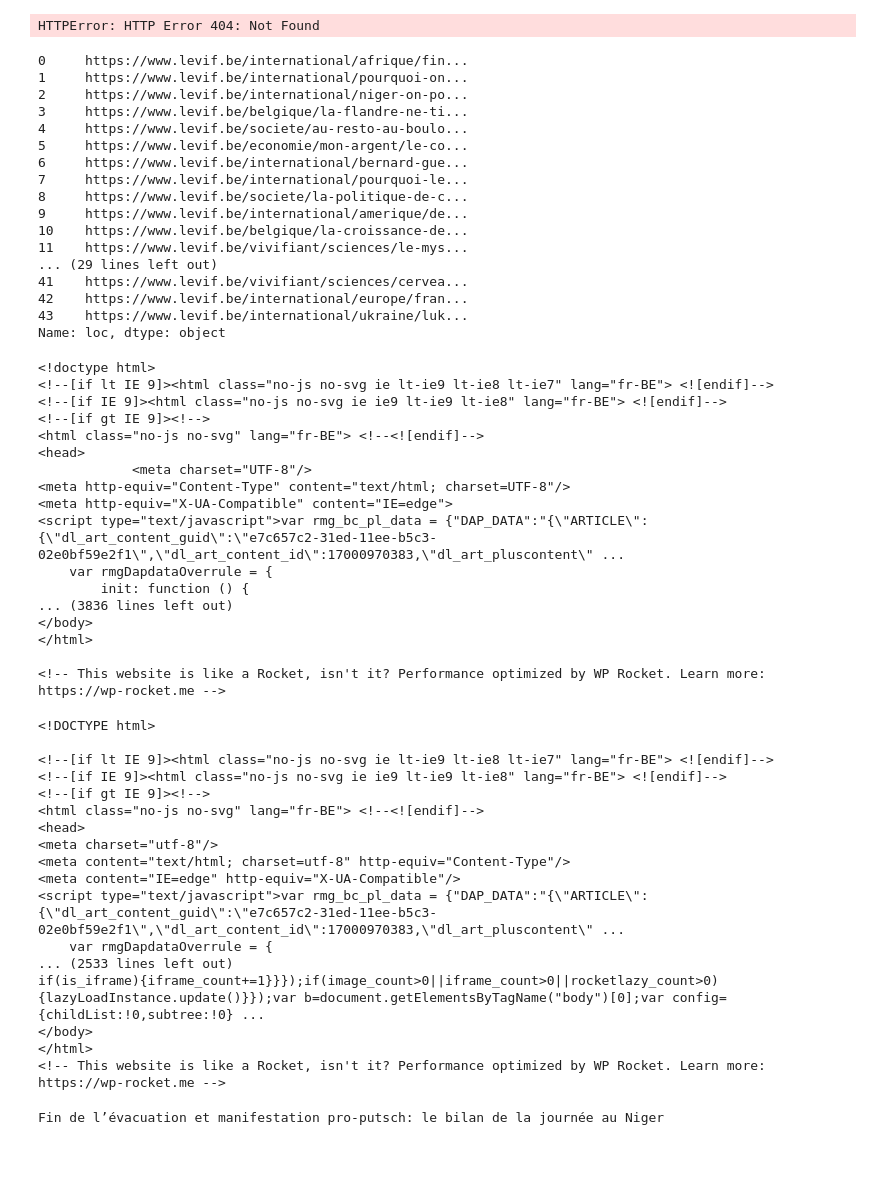
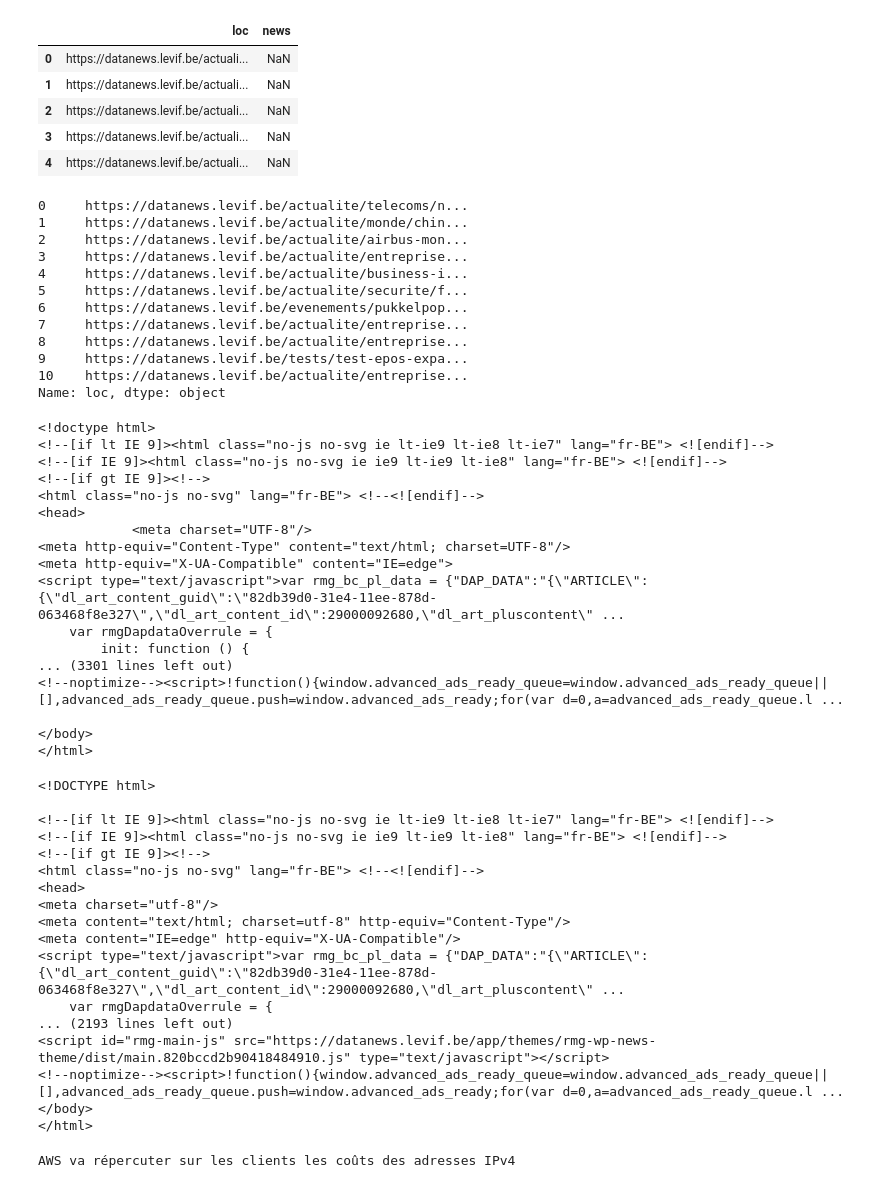
Before and after one commit to ChristosRaptis/Data-Tank-project, a Jupyter notebook: levif_actuality.ipynb, the cells around one changed output. Drawn from its saved outputs; the diff is of its cells as text; code cells hidden in the pictures; blank space fills up the shorter version.

Commit message:
last Levif

```diff
--- a/levif_actuality.ipynb
+++ b/levif_actuality.ipynb
@@ -6,30 +6,30 @@ from bs4 import BeautifulSoup
 import json
 import re
 # %%
-sitemaps = pd.read_xml("https://datanews.levif.be/ict/actualite-recente/sitemap-news.xml")
+sitemaps = pd.read_xml("https://datanews.levif.be/news-sitemap.xml")
 sitemaps.head()
 # %% [output]
-HTTPError: HTTP Error 404: Not Found
+|  | loc | news |
+| 0 | https://datanews.levif.be/actuali... | NaN |
+| 1 | https://datanews.levif.be/actuali... | NaN |
+| 2 | https://datanews.levif.be/actuali... | NaN |
+| 3 | https://datanews.levif.be/actuali... | NaN |
+| 4 | https://datanews.levif.be/actuali... | NaN |
 # %%
 urls = sitemaps["loc"]
 print(urls)
 # %% [output]
-0     https://www.levif.be/international/afrique/fin...
-1     https://www.levif.be/international/pourquoi-on...
-2     https://www.levif.be/international/niger-on-po...
-3     https://www.levif.be/belgique/la-flandre-ne-ti...
-4     https://www.levif.be/societe/au-resto-au-boulo...
-5     https://www.levif.be/economie/mon-argent/le-co...
-6     https://www.levif.be/international/bernard-gue...
-7     https://www.levif.be/international/pourquoi-le...
-8     https://www.levif.be/societe/la-politique-de-c...
-9     https://www.levif.be/international/amerique/de...
-10    https://www.levif.be/belgique/la-croissance-de...
-11    https://www.levif.be/vivifiant/sciences/le-mys...
-... (29 lines left out)
-41    https://www.levif.be/vivifiant/sciences/cervea...
-42    https://www.levif.be/international/europe/fran...
-43    https://www.levif.be/international/ukraine/luk...
+0     https://datanews.levif.be/actualite/telecoms/n...
+1     https://datanews.levif.be/actualite/monde/chin...
+2     https://datanews.levif.be/actualite/airbus-mon...
+3     https://datanews.levif.be/actualite/entreprise...
+4     https://datanews.levif.be/actualite/business-i...
+5     https://datanews.levif.be/actualite/securite/f...
+6     https://datanews.levif.be/evenements/pukkelpop...
+7     https://datanews.levif.be/actualite/entreprise...
+8     https://datanews.levif.be/actualite/entreprise...
+9     https://datanews.levif.be/tests/test-epos-expa...
+10    https://datanews.levif.be/actualite/entreprise...
 Name: loc, dtype: object
 # %%
 url = urls[0]
@@ -45,14 +45,14 @@ print(response)
             <meta charset="UTF-8"/>
 <meta http-equiv="Content-Type" content="text/html; charset=UTF-8"/>
 <meta http-equiv="X-UA-Compatible" content="IE=edge">
-<script type="text/javascript">var rmg_bc_pl_data = {"DAP_DATA":"{\"ARTICLE\":{\"dl_art_content_guid\":\"e7c657c2-31ed-11ee-b5c3-02e0bf59e2f1\",\"dl_art_content_id\":17000970383,\"dl_art_pluscontent\" ...
+<script type="text/javascript">var rmg_bc_pl_data = {"DAP_DATA":"{\"ARTICLE\":{\"dl_art_content_guid\":\"82db39d0-31e4-11ee-878d-063468f8e327\",\"dl_art_content_id\":29000092680,\"dl_art_pluscontent\" ...
     var rmgDapdataOverrule = {
         init: function () {
-... (3836 lines left out)
+... (3301 lines left out)
+<!--noptimize--><script>!function(){window.advanced_ads_ready_queue=window.advanced_ads_ready_queue||[],advanced_ads_ready_queue.push=window.advanced_ads_ready;for(var d=0,a=advanced_ads_ready_queue.l ...
+
 </body>
 </html>
-
-<!-- This website is like a Rocket, isn't it? Performance optimized by WP Rocket. Learn more: https://wp-rocket.me -->
 # %%
 soup = BeautifulSoup(response, "html.parser")
 print(soup)
@@ -67,13 +67,13 @@ print(soup)
 <meta charset="utf-8"/>
 <meta content="text/html; charset=utf-8" http-equiv="Content-Type"/>
 <meta content="IE=edge" http-equiv="X-UA-Compatible"/>
-<script type="text/javascript">var rmg_bc_pl_data = {"DAP_DATA":"{\"ARTICLE\":{\"dl_art_content_guid\":\"e7c657c2-31ed-11ee-b5c3-02e0bf59e2f1\",\"dl_art_content_id\":17000970383,\"dl_art_pluscontent\" ...
+<script type="text/javascript">var rmg_bc_pl_data = {"DAP_DATA":"{\"ARTICLE\":{\"dl_art_content_guid\":\"82db39d0-31e4-11ee-878d-063468f8e327\",\"dl_art_content_id\":29000092680,\"dl_art_pluscontent\" ...
     var rmgDapdataOverrule = {
-... (2533 lines left out)
-if(is_iframe){iframe_count+=1}}});if(image_count>0||iframe_count>0||rocketlazy_count>0){lazyLoadInstance.update()}});var b=document.getElementsByTagName("body")[0];var config={childList:!0,subtree:!0} ...
+... (2193 lines left out)
+<script id="rmg-main-js" src="https://datanews.levif.be/app/themes/rmg-wp-news-theme/dist/main.820bccd2b90418484910.js" type="text/javascript"></script>
+<!--noptimize--><script>!function(){window.advanced_ads_ready_queue=window.advanced_ads_ready_queue||[],advanced_ads_ready_queue.push=window.advanced_ads_ready;for(var d=0,a=advanced_ads_ready_queue.l ...
 </body>
 </html>
-<!-- This website is like a Rocket, isn't it? Performance optimized by WP Rocket. Learn more: https://wp-rocket.me -->
 # %%
 def find_my_shit(url):
     title = soup.find_all("h1")
@@ -83,4 +83,4 @@ def find_my_shit(url):
 
 print(find_my_shit(url))
 # %% [output]
-Fin de l’évacuation et manifestation pro-putsch: le bilan de la journée au Niger
+AWS va répercuter sur les clients les coûts des adresses IPv4
```
Also changed, not shown: parts of 2 cells of this notebook.
